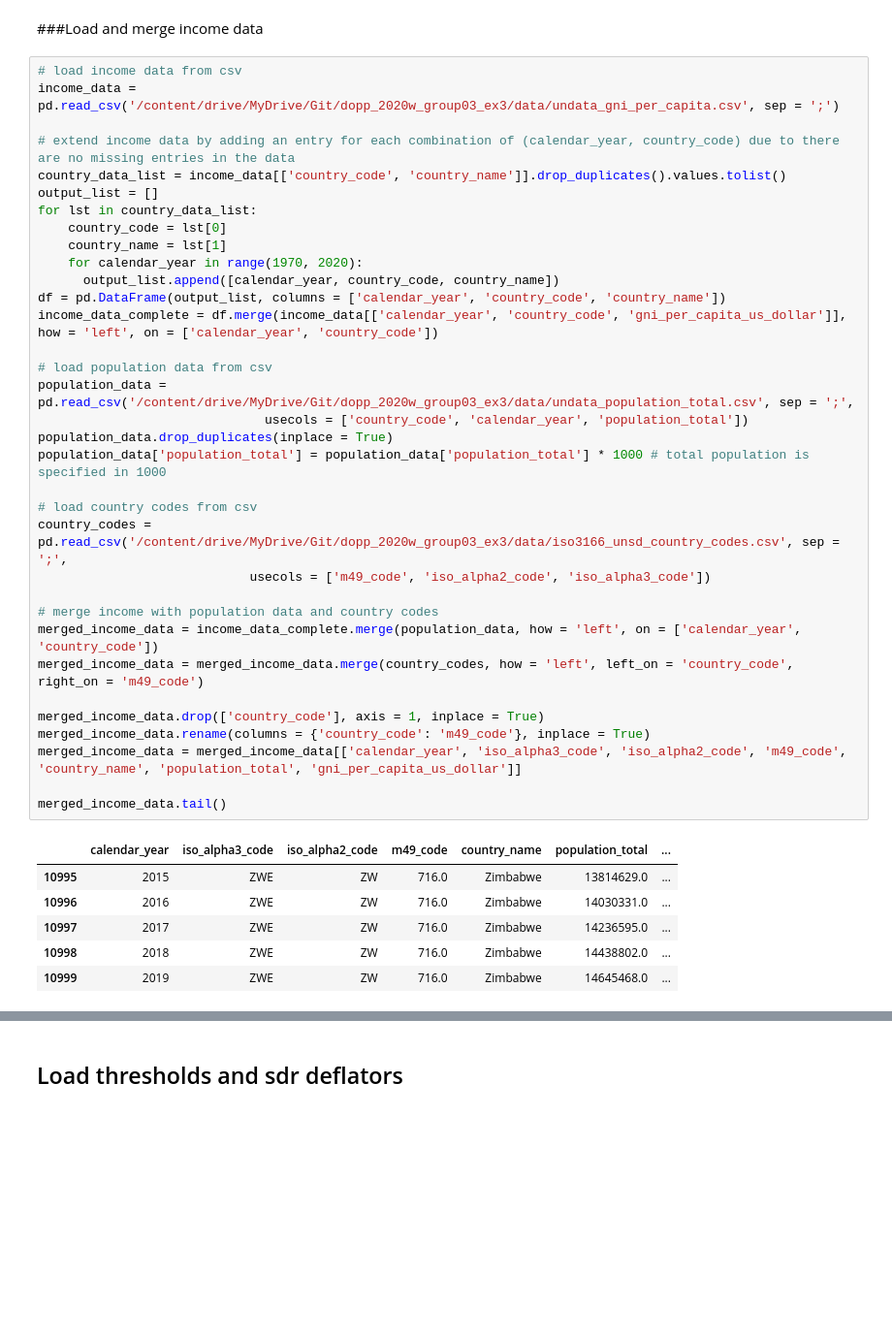
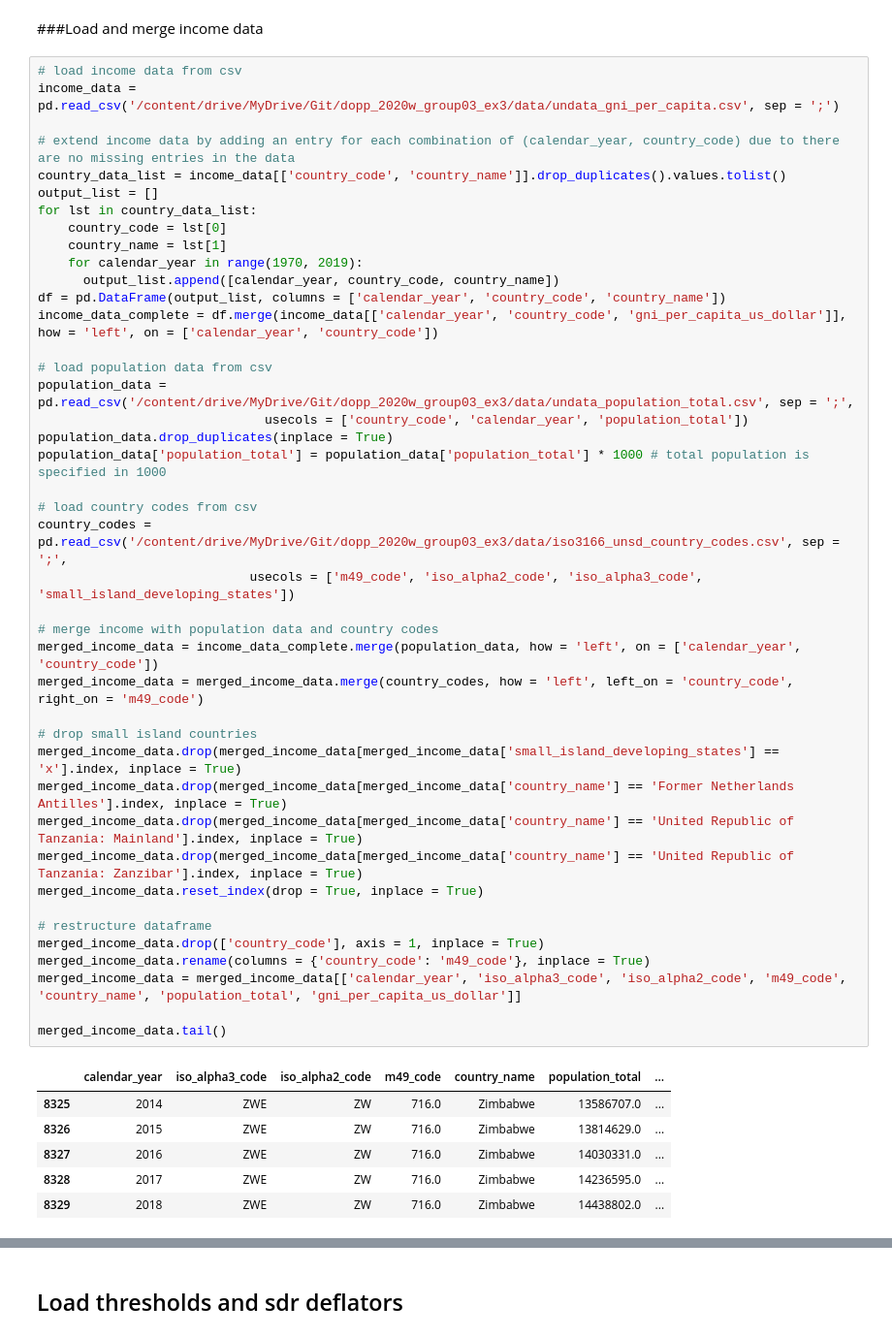
Before and after one commit to christoph-fraller/dopp_2020w_group03_ex3, a Jupyter notebook: dopp_2020w_group03_ex3_with_git.ipynb, the cells around one changed output, grey strips where cells are left out. Shown at 97% size. Saved outputs shown, nothing was run; the diff lists cells and outputs as text; blank space fills up the shorter version.

```diff
--- a/dopp_2020w_group03_ex3_with_git.ipynb
+++ b/dopp_2020w_group03_ex3_with_git.ipynb
@@ -210,38 +211,46 @@ income_data = pd.read_csv('/content/drive/MyDrive/Git/dopp_2020w_group03_ex3/dat
 # extend income data by adding an entry for each combination of (calendar_year, country_code) due to there are no missing entries in the data
 country_data_list = income_data[['country_code', 'country_name']].drop_duplicates().values.tolist()
 output_list = []
 for lst in country_data_list:
     country_code = lst[0]
     country_name = lst[1]
-    for calendar_year in range(1970, 2020):
+    for calendar_year in range(1970, 2019):
       output_list.append([calendar_year, country_code, country_name])
 df = pd.DataFrame(output_list, columns = ['calendar_year', 'country_code', 'country_name'])
 income_data_complete = df.merge(income_data[['calendar_year', 'country_code', 'gni_per_capita_us_dollar']], how = 'left', on = ['calendar_year', 'country_code'])
 
 # load population data from csv
 population_data = pd.read_csv('/content/drive/MyDrive/Git/dopp_2020w_group03_ex3/data/undata_population_total.csv', sep = ';',
                               usecols = ['country_code', 'calendar_year', 'population_total'])
 population_data.drop_duplicates(inplace = True)
 population_data['population_total'] = population_data['population_total'] * 1000 # total population is specified in 1000
 
 # load country codes from csv
 country_codes = pd.read_csv('/content/drive/MyDrive/Git/dopp_2020w_group03_ex3/data/iso3166_unsd_country_codes.csv', sep = ';',
-                            usecols = ['m49_code', 'iso_alpha2_code', 'iso_alpha3_code'])
+                            usecols = ['m49_code', 'iso_alpha2_code', 'iso_alpha3_code', 'small_island_developing_states'])
 
 # merge income with population data and country codes
 merged_income_data = income_data_complete.merge(population_data, how = 'left', on = ['calendar_year', 'country_code'])
 merged_income_data = merged_income_data.merge(country_codes, how = 'left', left_on = 'country_code', right_on = 'm49_code')
 
+# drop small island countries
+merged_income_data.drop(merged_income_data[merged_income_data['small_island_developing_states'] == 'x'].index, inplace = True)
+merged_income_data.drop(merged_income_data[merged_income_data['country_name'] == 'Former Netherlands Antilles'].index, inplace = True)
+merged_income_data.drop(merged_income_data[merged_income_data['country_name'] == 'United Republic of Tanzania: Mainland'].index, inplace = True)
+merged_income_data.drop(merged_income_data[merged_income_data['country_name'] == 'United Republic of Tanzania: Zanzibar'].index, inplace = True)
+merged_income_data.reset_index(drop = True, inplace = True)
+
+# restructure dataframe
 merged_income_data.drop(['country_code'], axis = 1, inplace = True)
 merged_income_data.rename(columns = {'country_code': 'm49_code'}, inplace = True)
 merged_income_data = merged_income_data[['calendar_year', 'iso_alpha3_code', 'iso_alpha2_code', 'm49_code', 'country_name', 'population_total', 'gni_per_capita_us_dollar']]
 
 merged_income_data.tail()
 # %% [output]
 |  | calendar_year | iso_alpha3_code | iso_alpha2_code | m49_code | country_name | population_total | ... |
-| 10995 | 2015 | ZWE | ZW | 716.0 | Zimbabwe | 13814629.0 | ... |
-| 10996 | 2016 | ZWE | ZW | 716.0 | Zimbabwe | 14030331.0 | ... |
-| 10997 | 2017 | ZWE | ZW | 716.0 | Zimbabwe | 14236595.0 | ... |
-| 10998 | 2018 | ZWE | ZW | 716.0 | Zimbabwe | 14438802.0 | ... |
-| 10999 | 2019 | ZWE | ZW | 716.0 | Zimbabwe | 14645468.0 | ... |
+| 8325 | 2014 | ZWE | ZW | 716.0 | Zimbabwe | 13586707.0 | ... |
+| 8326 | 2015 | ZWE | ZW | 716.0 | Zimbabwe | 13814629.0 | ... |
+| 8327 | 2016 | ZWE | ZW | 716.0 | Zimbabwe | 14030331.0 | ... |
+| 8328 | 2017 | ZWE | ZW | 716.0 | Zimbabwe | 14236595.0 | ... |
+| 8329 | 2018 | ZWE | ZW | 716.0 | Zimbabwe | 14438802.0 | ... |
 # %% [markdown]
```
Also changed, not shown: parts of 15 cells of this notebook.
